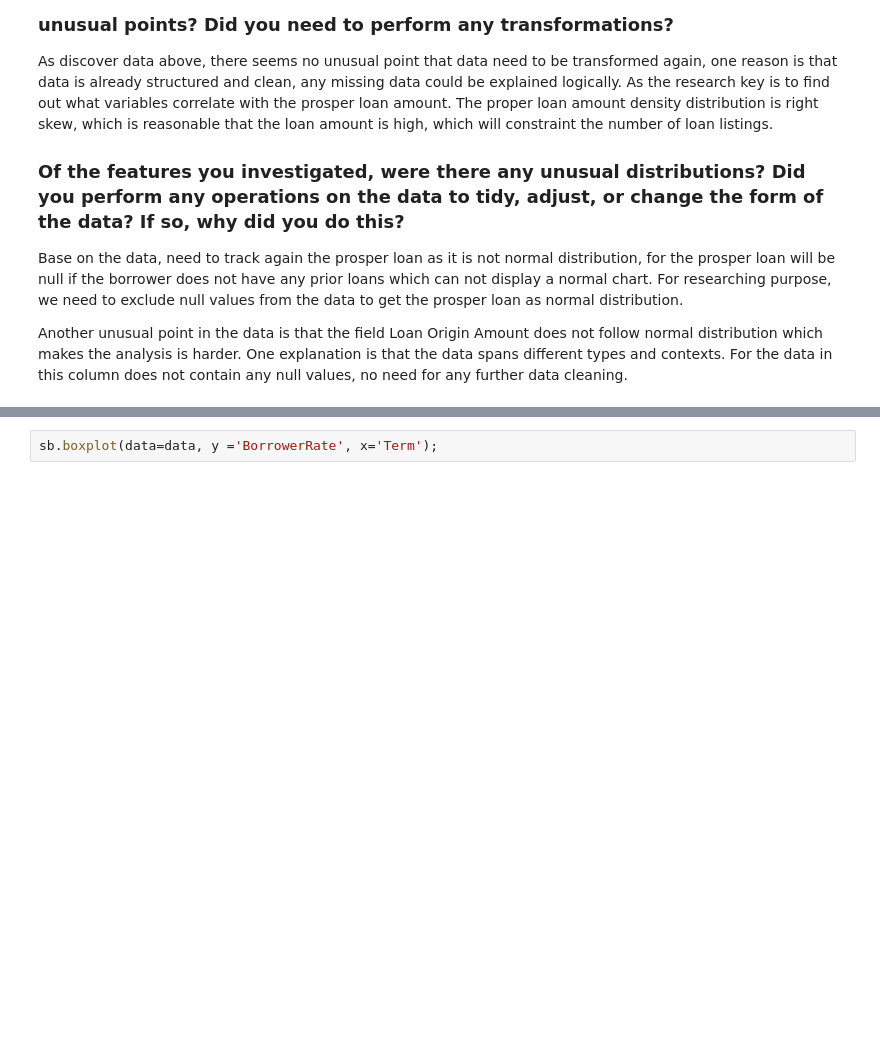
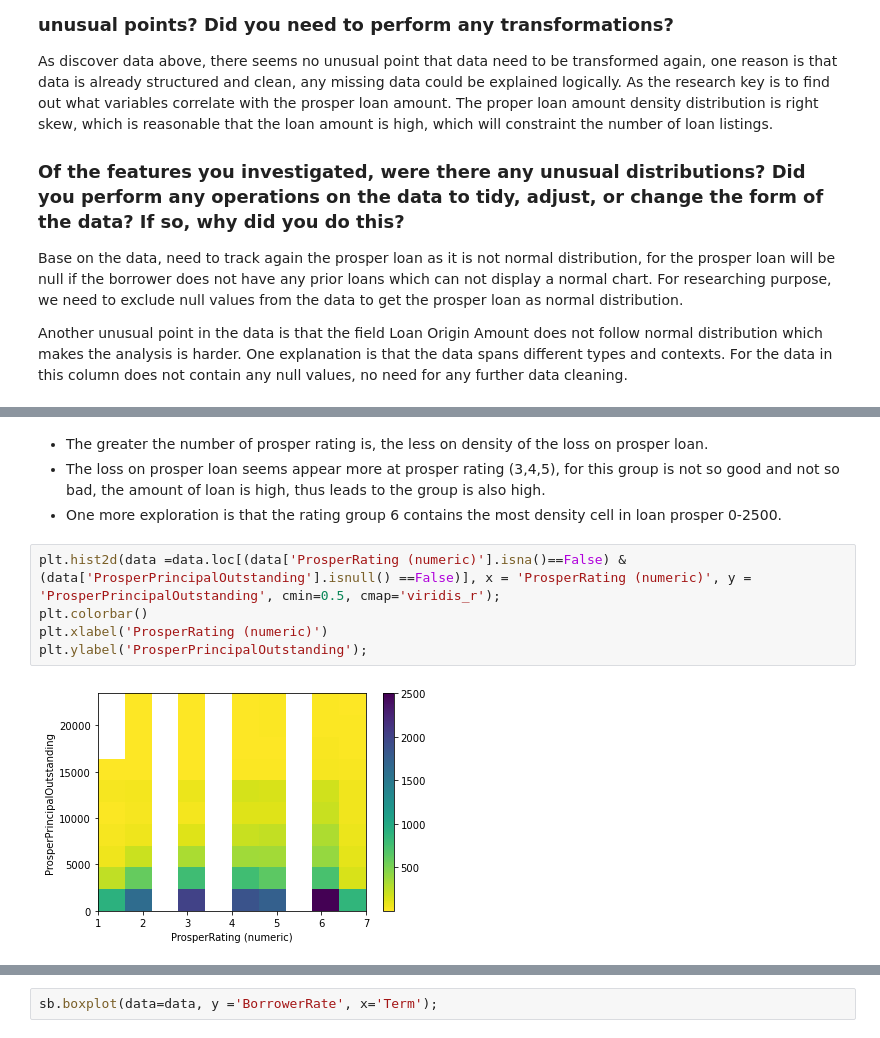
Before and after one commit to minhtutruong712/Loan-Prosper_Data-Visualization, a Jupyter notebook: Part_I_exploration_template.ipynb, the cells around one changed output, grey strips where cells are left out. Saved outputs shown, nothing was run; the diff lists cells and outputs as text; blank space fills up the shorter version.

```diff
--- a/Part_I_exploration_template.ipynb
+++ b/Part_I_exploration_template.ipynb
@@ -246,0 +211,11 @@ g.map(plt.hist, 'ProsperPrincipalOutstanding');
+# %% [markdown]
+- The greater the number of prosper rating is, the less on density of the loss on prosper loan.
+- The loss on prosper loan seems appear more at prosper rating (3,4,5), for this group is not so good and not so bad, the amount of loan is high, thus leads to the group is also high.
+- One more exploration is that the rating group 6 contains the most density cell in loan prosper 0-2500.
+# %%
+plt.hist2d(data =data.loc[(data['ProsperRating (numeric)'].isna()==False) & (data['ProsperPrincipalOutstanding'].isnull() ==False)], x = 'ProsperRating (numeric)', y = 'ProsperPrincipalOutstanding', cmin=0.5, cmap='viridis_r');
+plt.colorbar()
+plt.xlabel('ProsperRating (numeric)')
+plt.ylabel('ProsperPrincipalOutstanding');
+# %% [output]
+[figure, added]
```
Also changed, not shown: parts of 40 cells of this notebook, 5 other files.
